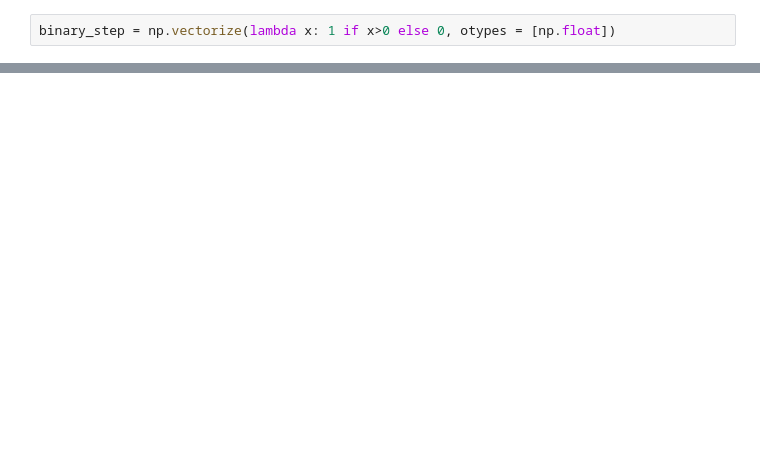
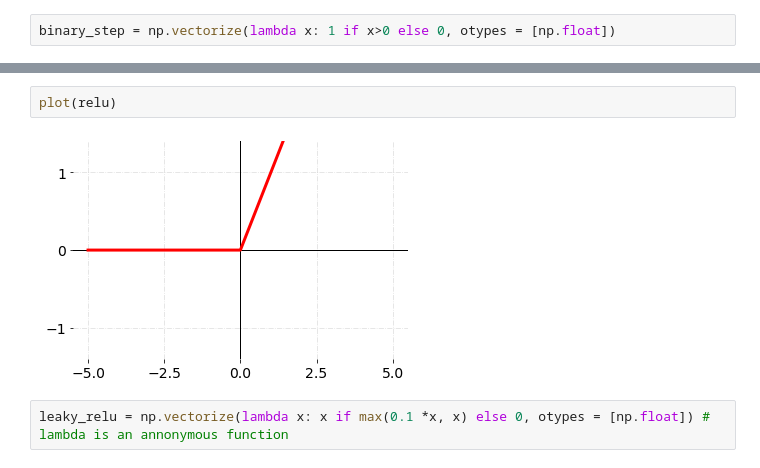
Before and after one commit to JakiaSultana/DLearning, a Jupyter notebook: Activation Functions visualization.ipynb, the cells around one changed output, grey strips where cells are left out. Drawn from its saved outputs; the diff is of its cells as text; blank space fills up the shorter version.

Commit message:
fix activation Function

```diff
--- a/Activation Functions visualization.ipynb
+++ b/Activation Functions visualization.ipynb
@@ -39,0 +44,6 @@ plot(binary_step)
+# %%
+plot(relu)
+# %% [output]
+[figure, added]
+# %%
+leaky_relu = np.vectorize(lambda x: x if max(0.1 *x, x) else 0, otypes = [np.float]) # lambda is an annonymous function
```
Also changed, not shown: parts of 14 cells of this notebook.
